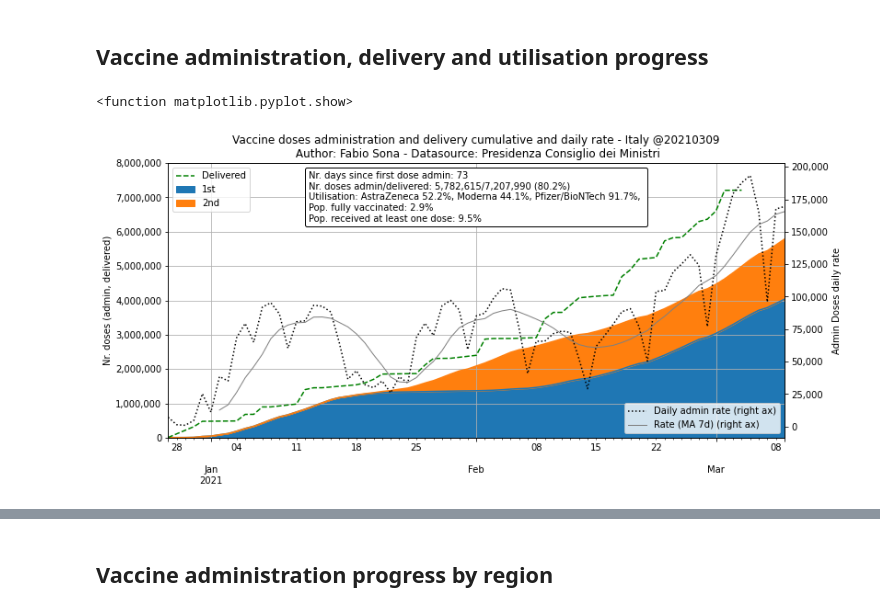
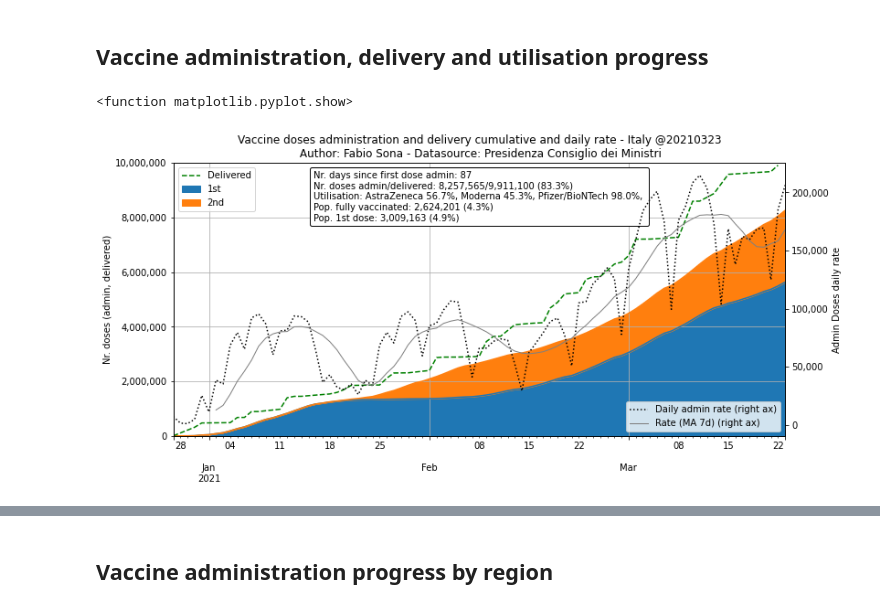
Before and after one commit to fsona/ITA_Vaccine_administration, a Jupyter notebook: Vaccination_ITA.ipynb, the cells around one changed output, grey strips where cells are left out. Saved outputs shown, nothing was run; the diff lists cells and outputs as text; code cells hidden in the pictures.

```diff
--- a/Vaccination_ITA.ipynb
+++ b/Vaccination_ITA.ipynb
@@ -85,7 +85,7 @@ for s in dfU.index:
   ut_str=ut_str+s+' '+ str(tu)+'%, '
 
 #Get last date of relevant data
-today=dfAdm.index[-1]
+today=dfVadm.index.max()
 d=today.strftime("%Y%m%d")
 
 MA=7 #moving average param
@@ -94,42 +94,47 @@ len=dfAdm.shape[0]
 #Calc parameters to display in the box
 totadmin=(dfAdm.iloc[-1]['1st']+dfAdm.iloc[-1]['2nd'])
 prc_atone=int(totadmin/ita_pop*100*10)/10
+full_vacc=dfAdm.iloc[-1]['2nd']
+strfull_vacc='{:,.0f}'.format(full_vacc)
 prc_full=int(dfAdm.iloc[-1]['2nd']/ita_pop*100*10)/10
+oned_vacc=totadmin-2*full_vacc
+stroned_vacc='{:,.0f}'.format(oned_vacc)
+prc_oned=int(oned_vacc/ita_pop*100*10)/10
 max_del='{:,.0f}'.format(dfDel.iloc[-1].numero_dosi)
 max_adm='{:,.0f}'.format(totadmin)
 date_form = mdates.DateFormatter("%d-%m") #Format date into dd-mm format
 
 #Plot
 fig, ax =plt.subplots(figsize=(12,5.5))
 dfAdm.plot.area(grid=True, ax=ax)
 dfDel['numero_dosi'].plot(kind='line', linestyle="--",color='green',label='Delivered',ax=ax)
 ax2=ax.twinx()
 dfDailyAdm.plot(kind='line', linestyle=":",color='black',label='Daily admin rate (right ax)',ax=ax2)
 dfDailyAdm.rolling(window=MA).mean().plot(kind='line',linestyle="-",lw=1,color='grey',label='Rate (MA 7d) (right ax)',ax=ax2)
 ax.set_xlabel('')
 ax.set_ylabel('Nr. doses (admin, delivered)')
 ax2.set_ylabel('Admin Doses daily rate')
 ax.yaxis.set_major_formatter(FuncFormatter(lambda x, p: format(int(x), ',')))
 ax2.yaxis.set_major_formatter(FuncFormatter(lambda x, p: format(int(x), ',')))
 ax.set_ylim([0,max_y])
 ax.grid()
 at = AnchoredText('Nr. days since first dose admin: '+str(len)+
                   '\nNr. doses admin/delivered: ' + max_adm +'/'+max_del +' ('+str(util)+'%)' +
                   '\nUtilisation: '+ut_str+
-                  '\nPop. fully vaccinated: '+str(prc_full)+'%'
-                  '\nPop. received at least one dose: ' + str(prc_atone)+'%',
+                  '\nPop. fully vaccinated: '+str(strfull_vacc)+' ('+str(prc_full)+'%)'+
+                  '\nPop. 1st dose: '+str(stroned_vacc)+' ('+str(prc_oned)+'%)',
                   prop=dict(size=10,color='black'), frameon=True,loc='upper center')
 at.patch.set_boxstyle("round,pad=0,rounding_size=0.2")
 ax.add_artist(at)
 ax.legend()
 ax2.legend(loc='lower right')
 plt.title('Vaccine doses administration and delivery cumulative and daily rate - Italy @'+d+
           '\n Author: Fabio Sona - Datasource: Presidenza Consiglio dei Ministri',size=12)
 plt.savefig('V'+d+'_ItalyDosesPhaseProgress.png',dpi=300)
 plt.show
 # %% [output]
 <function matplotlib.pyplot.show>
-[figure, old version]
+[figure, new version]
 # %%
 #
 #PLOT VACCINE DOSE DELIVERY CUMULATIVE PROGRESS PER SUPPLIER
```
Also changed, not shown: parts of 15 cells of this notebook.
